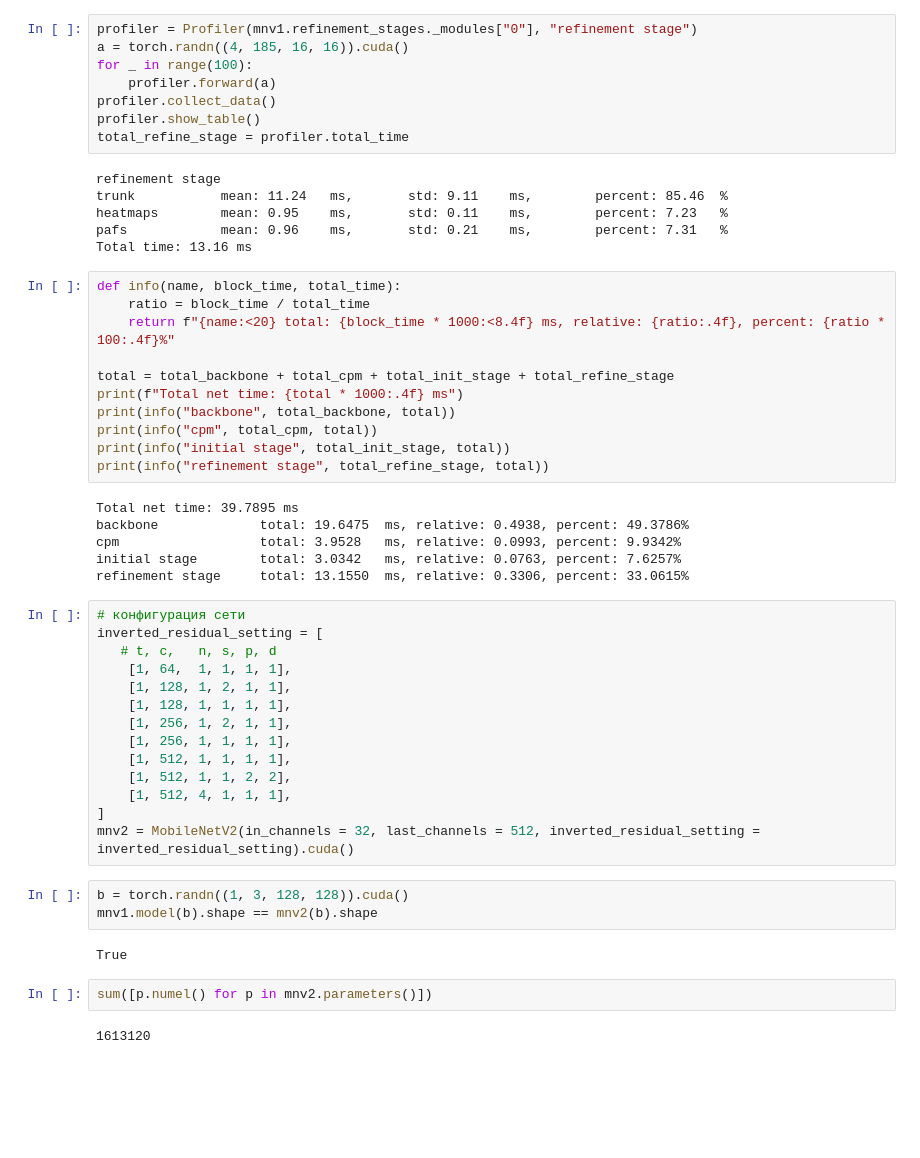
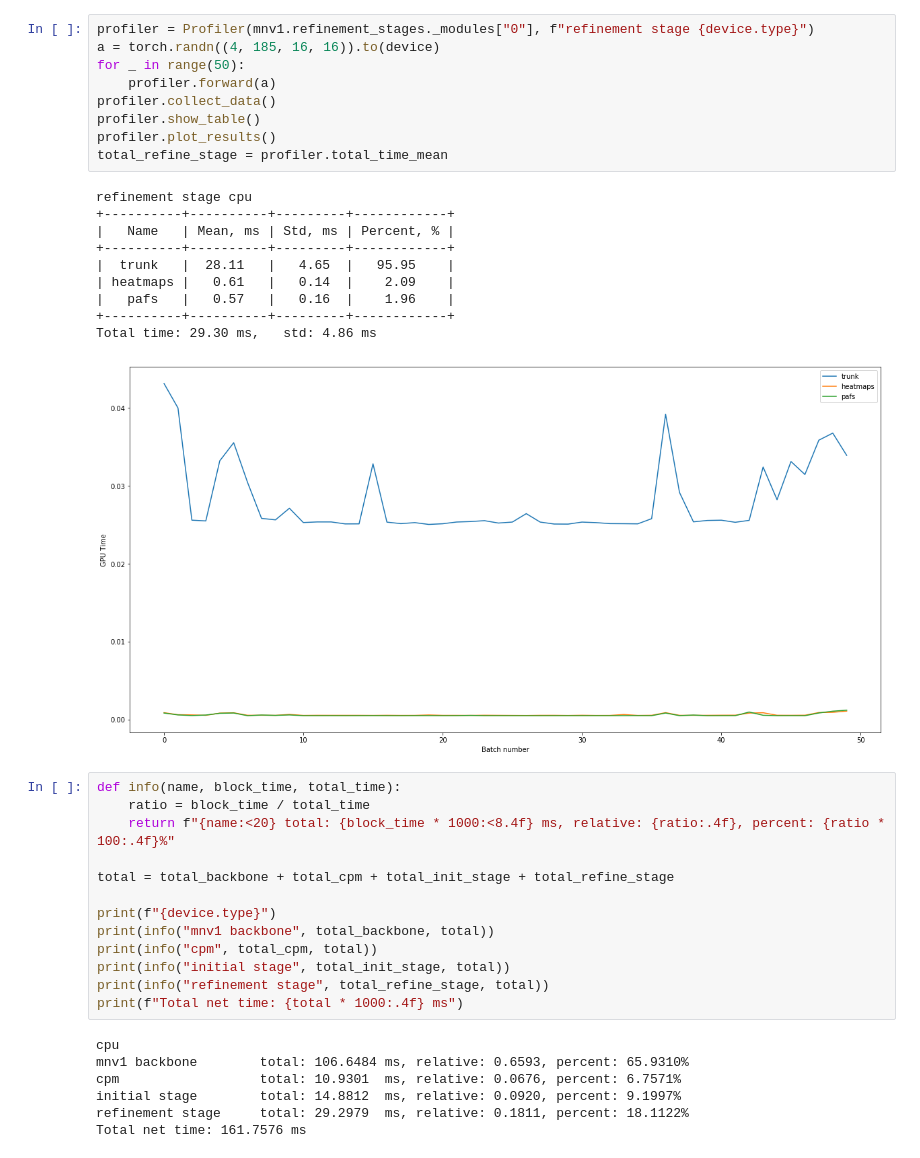
Before and after one commit to Huetous/nas, a Jupyter notebook: jups/profile_example.ipynb, the cells around one changed output. Drawn from its saved outputs; the diff is of its cells as text; blank space fills up the shorter version.

```diff
--- a/jups/profile_example.ipynb
+++ b/jups/profile_example.ipynb
@@ -72,54 +85,40 @@ Total time: 3.03 ms
 # %%
-profiler = Profiler(mnv1.refinement_stages._modules["0"], "refinement stage")
-a = torch.randn((4, 185, 16, 16)).cuda()
-for _ in range(100):
+profiler = Profiler(mnv1.refinement_stages._modules["0"], f"refinement stage {device.type}")
+a = torch.randn((4, 185, 16, 16)).to(device)
+for _ in range(50):
     profiler.forward(a)
 profiler.collect_data()
 profiler.show_table()
-total_refine_stage = profiler.total_time
+profiler.plot_results()
+total_refine_stage = profiler.total_time_mean
 # %% [output]
-refinement stage
-trunk           mean: 11.24   ms,       std: 9.11    ms,        percent: 85.46  %
-heatmaps        mean: 0.95    ms,       std: 0.11    ms,        percent: 7.23   %
-pafs            mean: 0.96    ms,       std: 0.21    ms,        percent: 7.31   %
-Total time: 13.16 ms
+refinement stage cpu
++----------+----------+---------+------------+
+|   Name   | Mean, ms | Std, ms | Percent, % |
++----------+----------+---------+------------+
+|  trunk   |  28.11   |   4.65  |   95.95    |
+| heatmaps |   0.61   |   0.14  |    2.09    |
+|   pafs   |   0.57   |   0.16  |    1.96    |
++----------+----------+---------+------------+
+Total time: 29.30 ms,   std: 4.86 ms
+[figure, added]
 # %%
 def info(name, block_time, total_time):
     ratio = block_time / total_time
     return f"{name:<20} total: {block_time * 1000:<8.4f} ms, relative: {ratio:.4f}, percent: {ratio * 100:.4f}%"
 
 total = total_backbone + total_cpm + total_init_stage + total_refine_stage
-print(f"Total net time: {total * 1000:.4f} ms")
-print(info("backbone", total_backbone, total))
+
+print(f"{device.type}")
+print(info("mnv1 backbone", total_backbone, total))
 print(info("cpm", total_cpm, total))
 print(info("initial stage", total_init_stage, total))
 print(info("refinement stage", total_refine_stage, total))
+print(f"Total net time: {total * 1000:.4f} ms")
 # %% [output]
-Total net time: 39.7895 ms
-backbone             total: 19.6475  ms, relative: 0.4938, percent: 49.3786%
-cpm                  total: 3.9528   ms, relative: 0.0993, percent: 9.9342%
-initial stage        total: 3.0342   ms, relative: 0.0763, percent: 7.6257%
-refinement stage     total: 13.1550  ms, relative: 0.3306, percent: 33.0615%
+cpu
+mnv1 backbone        total: 106.6484 ms, relative: 0.6593, percent: 65.9310%
+cpm                  total: 10.9301  ms, relative: 0.0676, percent: 6.7571%
+initial stage        total: 14.8812  ms, relative: 0.0920, percent: 9.1997%
+refinement stage     total: 29.2979  ms, relative: 0.1811, percent: 18.1122%
+Total net time: 161.7576 ms
-# %%
-# конфигурация сети
-inverted_residual_setting = [
-   # t, c,   n, s, p, d
-    [1, 64,  1, 1, 1, 1],
-    [1, 128, 1, 2, 1, 1],
-    [1, 128, 1, 1, 1, 1],
-    [1, 256, 1, 2, 1, 1],
-    [1, 256, 1, 1, 1, 1],
-    [1, 512, 1, 1, 1, 1],
-    [1, 512, 1, 1, 2, 2],
-    [1, 512, 4, 1, 1, 1],
-]
-mnv2 = MobileNetV2(in_channels = 32, last_channels = 512, inverted_residual_setting = inverted_residual_setting).cuda()
-# %%
-b = torch.randn((1, 3, 128, 128)).cuda()
-mnv1.model(b).shape == mnv2(b).shape
-# %% [output]
-True
-# %%
-sum([p.numel() for p in mnv2.parameters()])
-# %% [output]
-1613120
```
Also changed, not shown: parts of 16 cells of this notebook, 9 other files.
